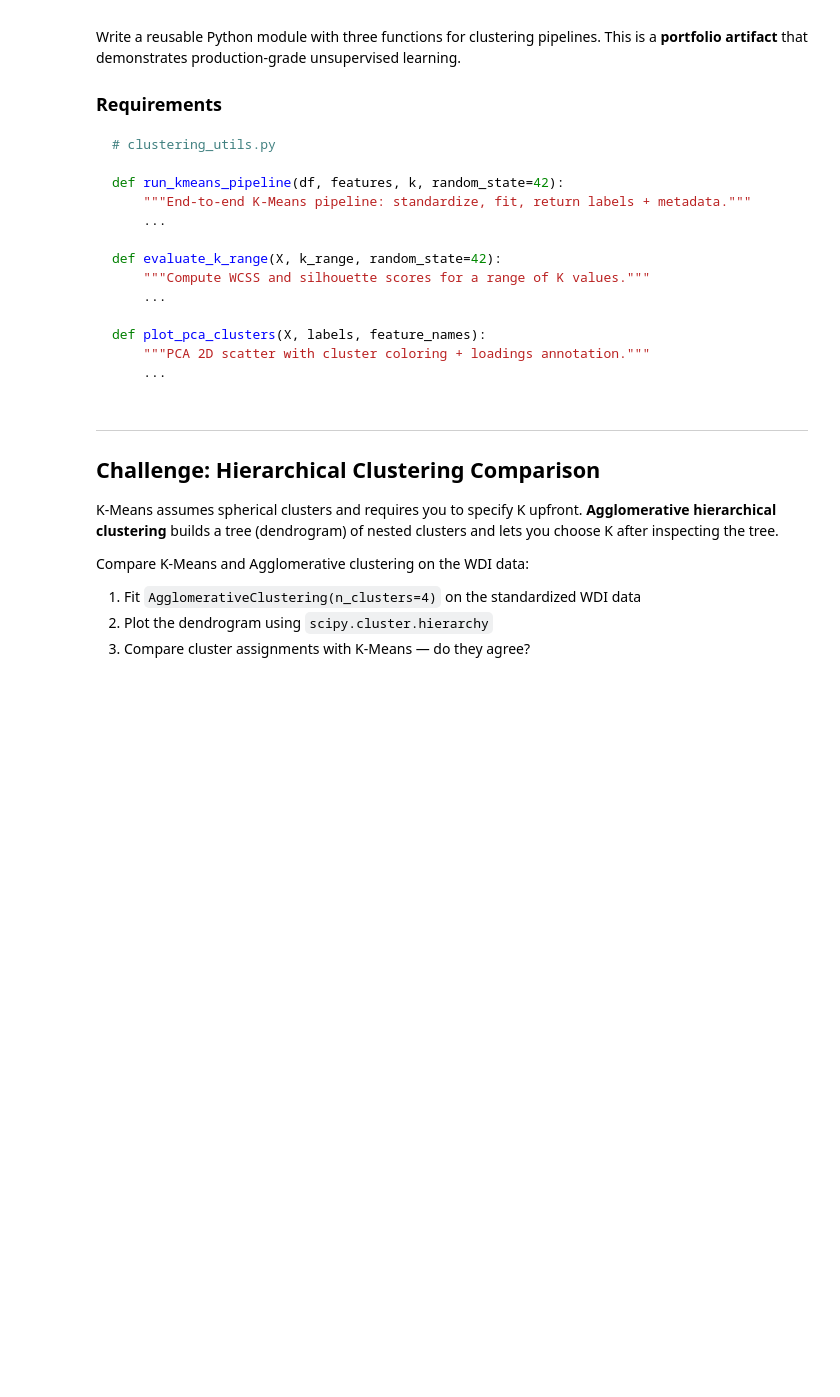
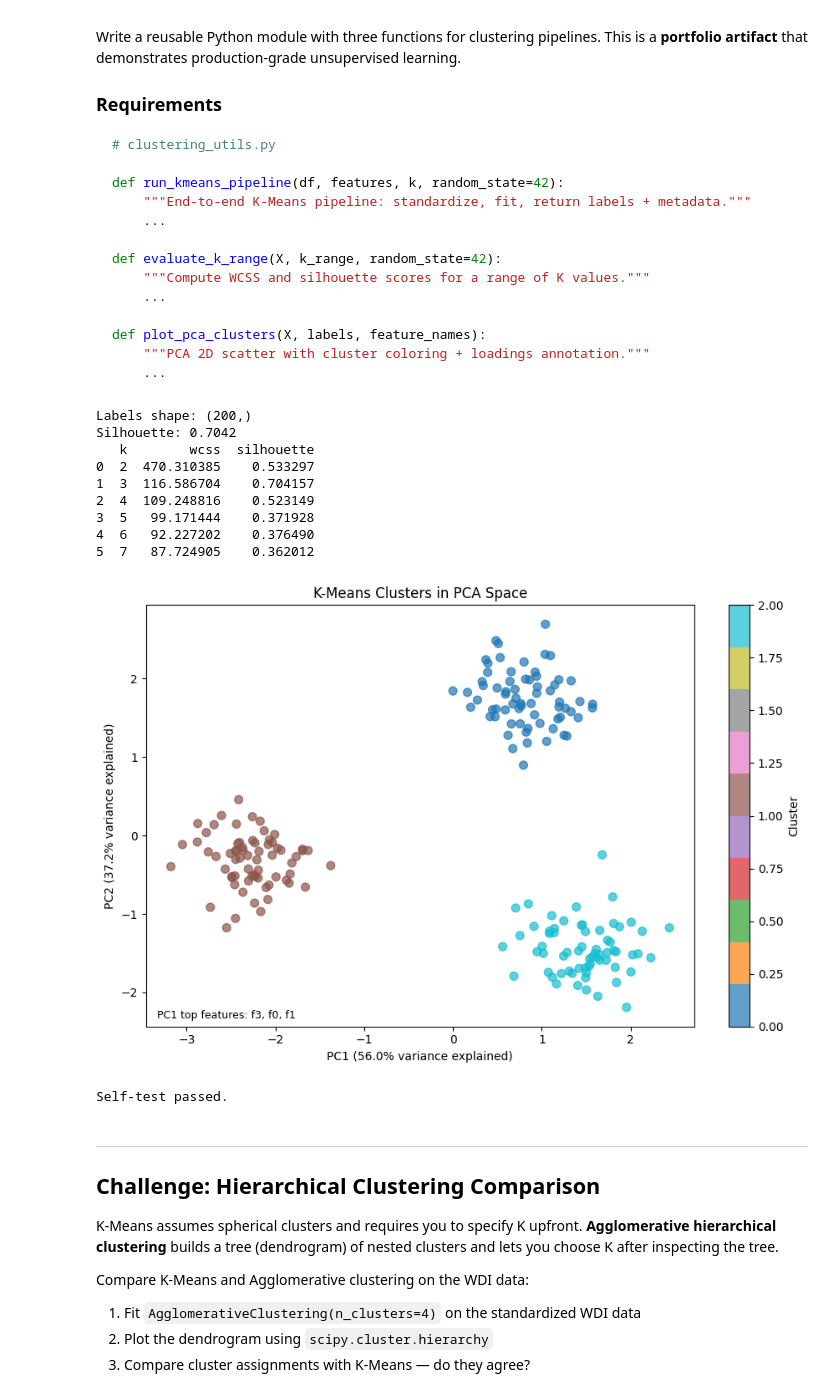
Before and after one commit to zackdihel/ECON-5200-Data-Analytics, a Jupyter notebook: Lab 22/lab-ch22-diagnostic-1.ipynb, the cells around one changed output. Drawn from its saved outputs; the diff is of its cells as text; code cells hidden in the pictures; blank space fills up the shorter version.

```diff
--- a/Lab 22/lab-ch22-diagnostic-1.ipynb
+++ b/Lab 22/lab-ch22-diagnostic-1.ipynb
@@ -388,7 +553,7 @@ clustering_utils.py — Reusable Clustering Pipeline Module
 Functions for standardized K-Means clustering, K evaluation,
 and PCA visualization.
 
-Author: [Your Name]
+Author: Zachary Dihel
 Course: ECON 5200, Lab 22
 """
 
@@ -426,7 +591,20 @@ def run_kmeans_pipeline(
                         'silhouette', 'inertia'
     """
     # YOUR IMPLEMENTATION HERE
-    pass
+    X = df[features].values
+    scaler = StandardScaler()
+    X_scaled = scaler.fit_transform(X)
+    model = KMeans(n_clusters=k, init='k-means++', n_init='auto', random_state=random_state)
+    labels = model.fit_predict(X_scaled)
+    sil = silhouette_score(X_scaled, labels)
+    return {
+        'labels': labels,
+        'scaler': scaler,
+        'model': model,
+        'X_scaled': X_scaled,
+        'silhouette': sil,
+        'inertia': model.inertia_
+    }
 
 
 def evaluate_k_range(
@@ -447,7 +625,17 @@ def evaluate_k_range(
         DataFrame with columns: 'k', 'wcss', 'silhouette'
     """
     # YOUR IMPLEMENTATION HERE
-    pass
+    results = []
+    for k in k_range:
+        model = KMeans(n_clusters=k, init='k-means++', n_init='auto', random_state=random_state)
+        labels = model.fit_predict(X)
+        sil = silhouette_score(X, labels)
+        results.append({
+            'k': k,
+            'wcss': model.inertia_,
+            'silhouette': sil
+        })
+    return pd.DataFrame(results)
 
 
 def plot_pca_clusters(
@@ -456,34 +644,66 @@ def plot_pca_clusters(
     feature_names: List[str]
 ) -> None:
     """PCA 2D scatter plot with cluster coloring.
 
     Fits PCA(n_components=2), creates scatter plot colored by cluster,
     and annotates with explained variance ratios.
 
     Args:
         X: Standardized feature matrix
         labels: Cluster labels (array of integers)
         feature_names: List of original feature names
     """
     # YOUR IMPLEMENTATION HERE
-    pass
+    pca = PCA(n_components=2)
+    X_pca = pca.fit_transform(X)
+    var1, var2 = pca.explained_variance_ratio_
+
+    #plot
+    fig, ax = plt.subplots(figsize=(9, 6))
+    scatter = ax.scatter(X_pca[:, 0], X_pca[:, 1],
+                         c=labels, cmap='tab10', alpha=0.7, s=50)
+    plt.colorbar(scatter, ax=ax, label='Cluster')
+
+    ax.set_xlabel(f'PC1 ({var1:.1%} variance explained)')
+    ax.set_ylabel(f'PC2 ({var2:.1%} variance explained)')
+    ax.set_title('K-Means Clusters in PCA Space')
+
+    loadings = pd.Series(pca.components_[0], index=feature_names)
+    top = loadings.abs().nlargest(3).index.tolist()
+    ax.annotate(f'PC1 top features: {", ".join(top)}',
+                xy=(0.02, 0.02), xycoords='axes fraction', fontsize=9)
+
+    plt.tight_layout()
+    plt.show()
 
 
 # --- Quick self-test ---
 if __name__ == '__main__':
     from sklearn.datasets import make_blobs
     X_test, _ = make_blobs(n_samples=200, centers=3, n_features=5, random_state=0)
     df_test = pd.DataFrame(X_test, columns=[f'f{i}' for i in range(5)])
 
     result = run_kmeans_pipeline(df_test, [f'f{i}' for i in range(5)], k=3)
     print(f'Labels shape: {result["labels"].shape}')
     print(f'Silhouette: {result["silhouette"]:.4f}')
 
     eval_df = evaluate_k_range(result['X_scaled'], range(2, 8))
     print(eval_df)
 
     plot_pca_clusters(result['X_scaled'], result['labels'], [f'f{i}' for i in range(5)])
     print('Self-test passed.')
+# %% [output]
+Labels shape: (200,)
+Silhouette: 0.7042
+   k        wcss  silhouette
+0  2  470.310385    0.533297
+1  3  116.586704    0.704157
+2  4  109.248816    0.523149
+3  5   99.171444    0.371928
+4  6   92.227202    0.376490
+5  7   87.724905    0.362012
+[figure, added]
+Self-test passed.
 # %% [markdown]
 ---
 
```
Also changed, not shown: parts of 11 cells of this notebook, 1 other file.
